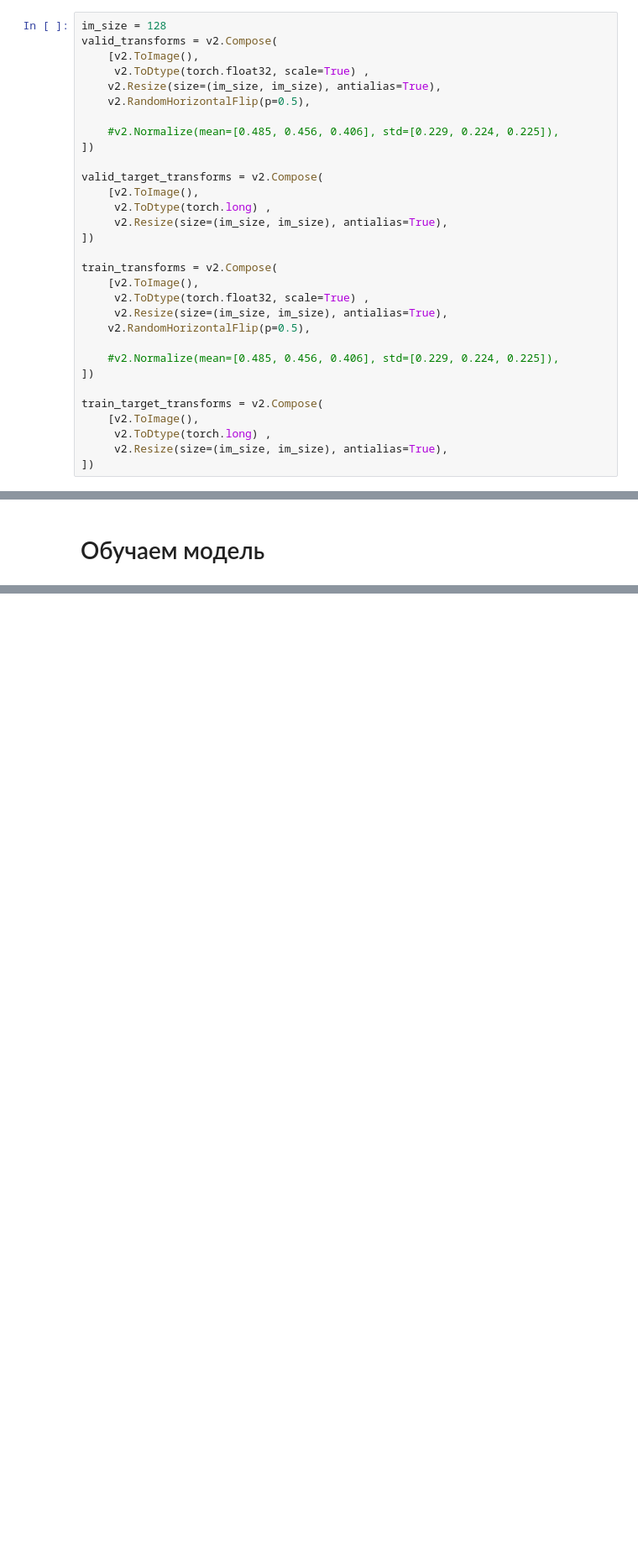
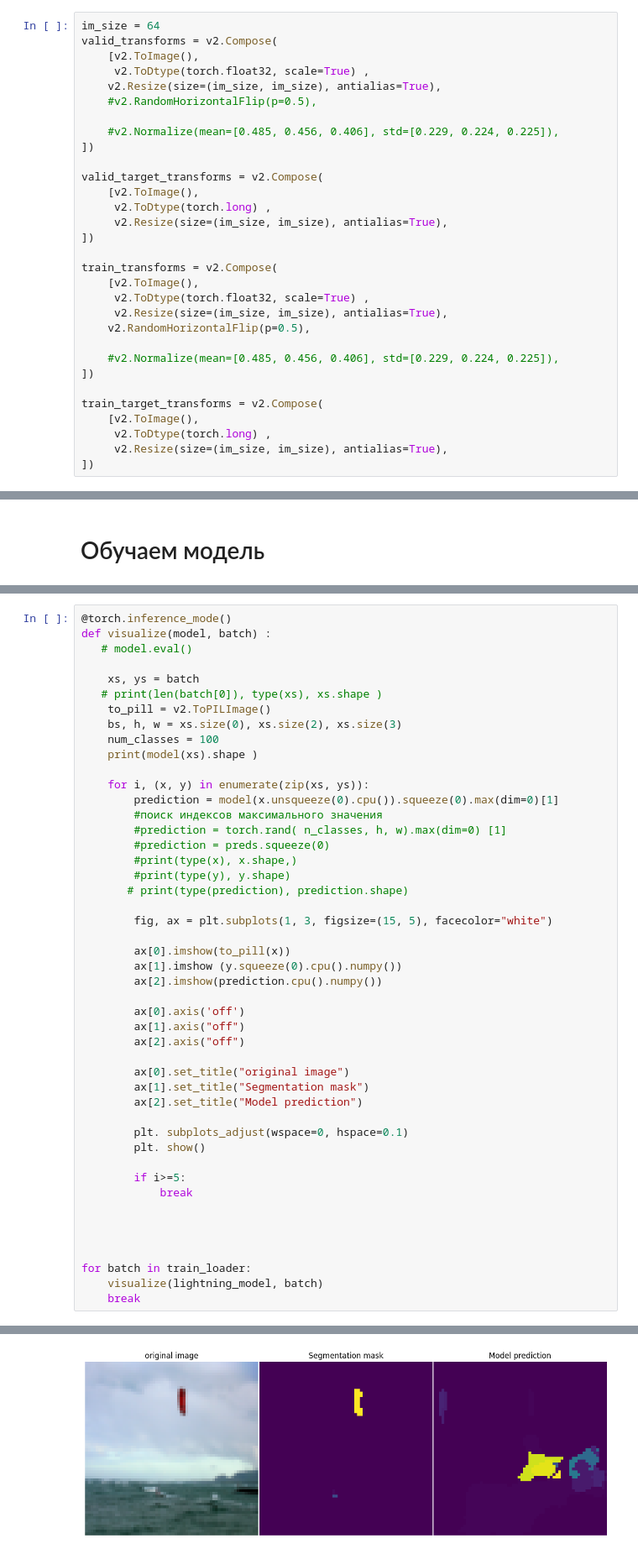
Before and after one commit to Mihail619/Mihail619, a Jupyter notebook: coco-notebook.ipynb, the cells around one changed output, grey strips where cells are left out. Shown at 84% size. Cells and saved outputs as stored; diff of their text form; blank space fills up the shorter version.

```diff
--- a/coco-notebook.ipynb
+++ b/coco-notebook.ipynb
@@ -125,10 +159,10 @@ class CustomDataset(CocoDetection):
 # %%
-im_size = 128
+im_size = 64
 valid_transforms = v2.Compose(
     [v2.ToImage(),
      v2.ToDtype(torch.float32, scale=True) ,
     v2.Resize(size=(im_size, im_size), antialias=True),
-    v2.RandomHorizontalFlip(p=0.5),
+    #v2.RandomHorizontalFlip(p=0.5),
 
     #v2.Normalize(mean=[0.485, 0.456, 0.406], std=[0.229, 0.224, 0.225]),
 ])
@@ -524,0 +697,48 @@ lightning_model.valid_loss
+# %%
+@torch.inference_mode()
+def visualize(model, batch) :
+   # model.eval()
+
+    xs, ys = batch
+   # print(len(batch[0]), type(xs), xs.shape )
+    to_pill = v2.ToPILImage()
+    bs, h, w = xs.size(0), xs.size(2), xs.size(3)
+    num_classes = 100
+    print(model(xs).shape )
+
+    for i, (x, y) in enumerate(zip(xs, ys)):
+        prediction = model(x.unsqueeze(0).cpu()).squeeze(0).max(dim=0)[1]
+        #поиск индексов максимального значения
+        #prediction = torch.rand( n_classes, h, w).max(dim=0) [1]
+        #prediction = preds.squeeze(0)
+        #print(type(x), x.shape,)
+        #print(type(y), y.shape)
+       # print(type(prediction), prediction.shape)
+
+        fig, ax = plt.subplots(1, 3, figsize=(15, 5), facecolor="white")
+
+        ax[0].imshow(to_pill(x))
+        ax[1].imshow (y.squeeze(0).cpu().numpy())
+        ax[2].imshow(prediction.cpu().numpy())
+
+        ax[0].axis('off')
+        ax[1].axis("off")
+        ax[2].axis("off")
+
+        ax[0].set_title("original image")
+        ax[1].set_title("Segmentation mask")
+        ax[2].set_title("Model prediction")
+
+        plt. subplots_adjust(wspace=0, hspace=0.1)
+        plt. show()
+
+        if i>=5:
+            break
+
+
+
+
+for batch in train_loader:
+    visualize(lightning_model, batch)
+    break
+# %% [output]
@@ -524,0 +746 @@ lightning_model.valid_loss
+[figure, added]
```
Also changed, not shown: parts of 23 cells of this notebook.
